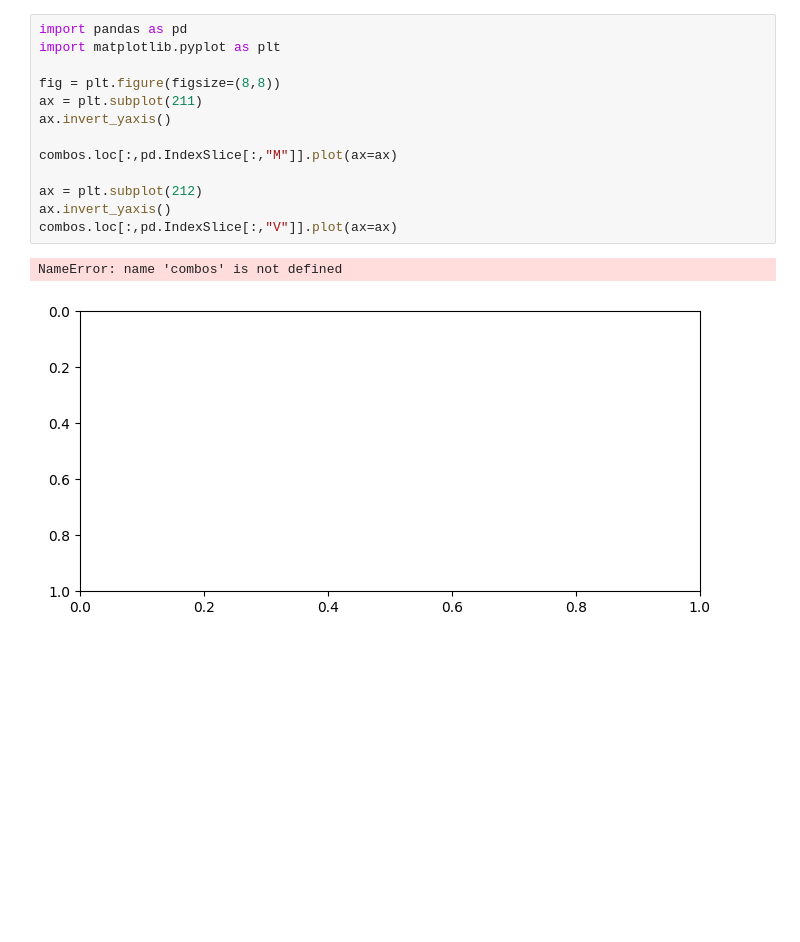
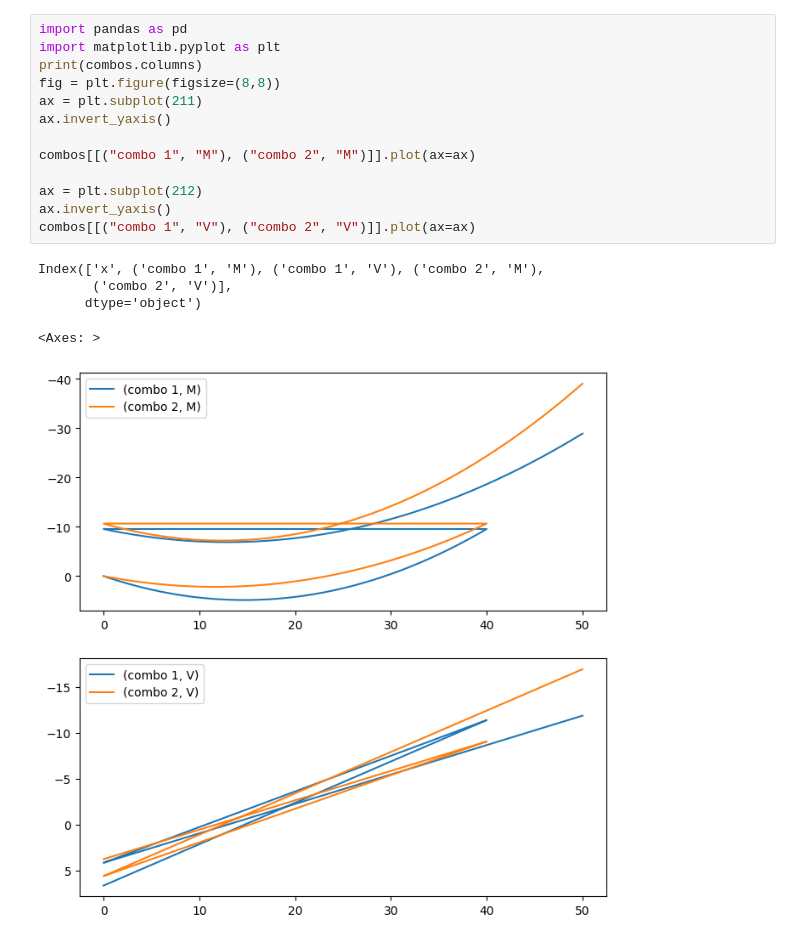
Before and after one commit to oztena1-rgb/python-proje, a Jupyter notebook: lora_code5-19.ipynb, the cells around one changed output. Drawn from its saved outputs; the diff is of its cells as text; blank space fills up the shorter version.

```diff
--- a/lora_code5-19.ipynb
+++ b/lora_code5-19.ipynb
@@ -69,16 +69,19 @@ combos.head()
 # %%
 import pandas as pd
 import matplotlib.pyplot as plt
-
+print(combos.columns)
 fig = plt.figure(figsize=(8,8))
 ax = plt.subplot(211)
 ax.invert_yaxis()
 
-combos.loc[:,pd.IndexSlice[:,"M"]].plot(ax=ax)
+combos[[("combo 1", "M"), ("combo 2", "M")]].plot(ax=ax)
 
 ax = plt.subplot(212)
 ax.invert_yaxis()
-combos.loc[:,pd.IndexSlice[:,"V"]].plot(ax=ax)
+combos[[("combo 1", "V"), ("combo 2", "V")]].plot(ax=ax)
 # %% [output]
-NameError: name 'combos' is not defined
+Index(['x', ('combo 1', 'M'), ('combo 1', 'V'), ('combo 2', 'M'),
+       ('combo 2', 'V')],
+      dtype='object')
+<Axes: >
-[figure, old version]
+[figure, new version]
```
Also changed, not shown: parts of 1 cell of this notebook.
